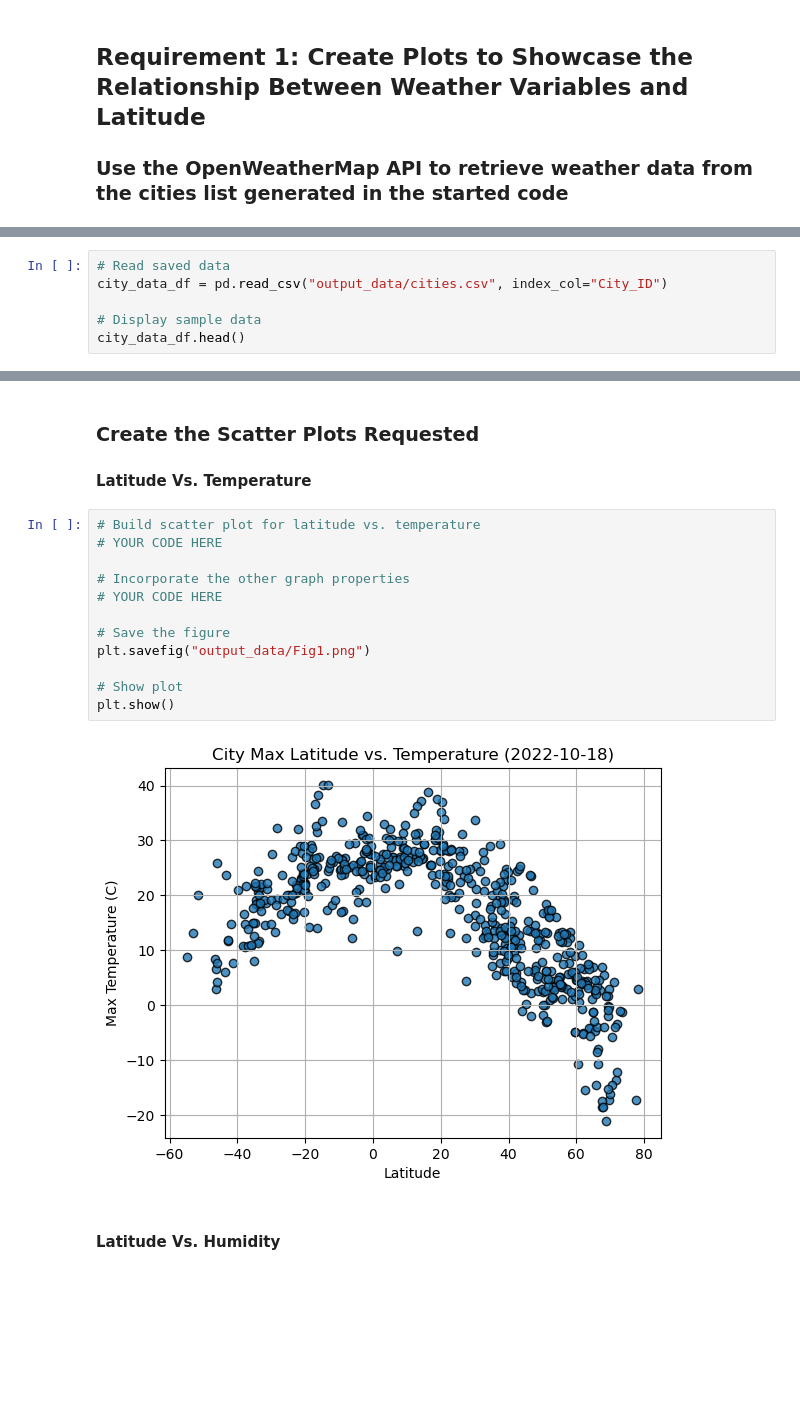
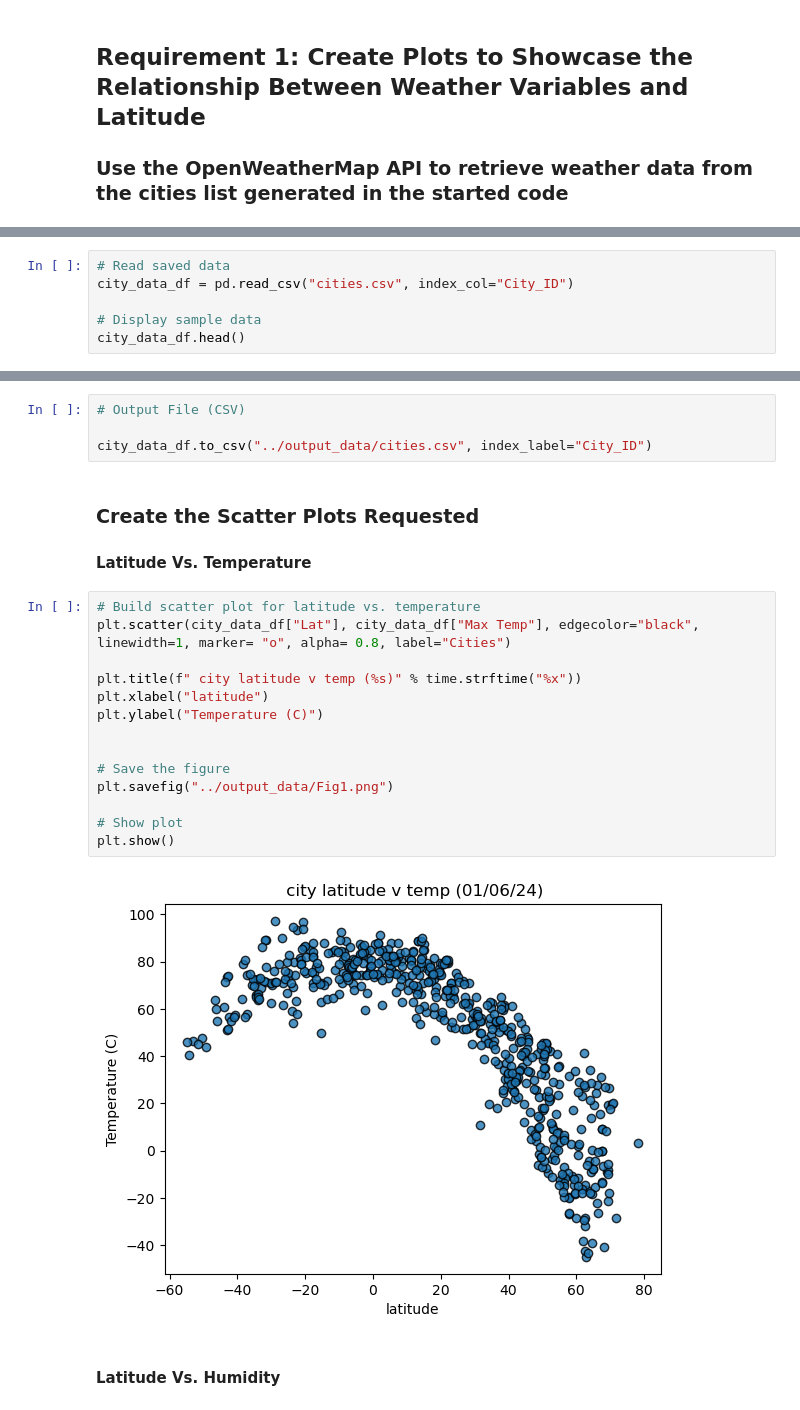
Before and after one commit to pujatiwari11/python-api-challenge, a Jupyter notebook: Weatherpy/WeatherPy.ipynb, the cells around one changed output, grey strips where cells are left out. Cells and saved outputs as stored; diff of their text form; blank space fills up the shorter version.

```diff
--- a/Weatherpy/WeatherPy.ipynb
+++ b/Weatherpy/WeatherPy.ipynb
@@ -172,6 +172,6 @@ city_data_df.to_csv("output_data/cities.csv", index_label="City_ID")
 # %%
 # Read saved data
-city_data_df = pd.read_csv("output_data/cities.csv", index_col="City_ID")
+city_data_df = pd.read_csv("cities.csv", index_col="City_ID")
 
 # Display sample data
 city_data_df.head()
@@ -186,20 +186,26 @@ city_data_df.head()
+# %%
+# Output File (CSV)
+
+city_data_df.to_csv("../output_data/cities.csv", index_label="City_ID")
 # %% [markdown]
 ### Create the Scatter Plots Requested
 
 #### Latitude Vs. Temperature
 # %%
 # Build scatter plot for latitude vs. temperature
-# YOUR CODE HERE
+plt.scatter(city_data_df["Lat"], city_data_df["Max Temp"], edgecolor="black", linewidth=1, marker= "o", alpha= 0.8, label="Cities")
 
-# Incorporate the other graph properties
-# YOUR CODE HERE
+plt.title(f" city latitude v temp (%s)" % time.strftime("%x"))
+plt.xlabel("latitude")
+plt.ylabel("Temperature (C)")
+
 
 # Save the figure
-plt.savefig("output_data/Fig1.png")
+plt.savefig("../output_data/Fig1.png")
 
 # Show plot
 plt.show()
 # %% [output]
-[figure, old version]
+[figure, new version]
 # %% [markdown]
 #### Latitude Vs. Humidity
```
Also changed, not shown: parts of 35 cells of this notebook, 7 other files.
